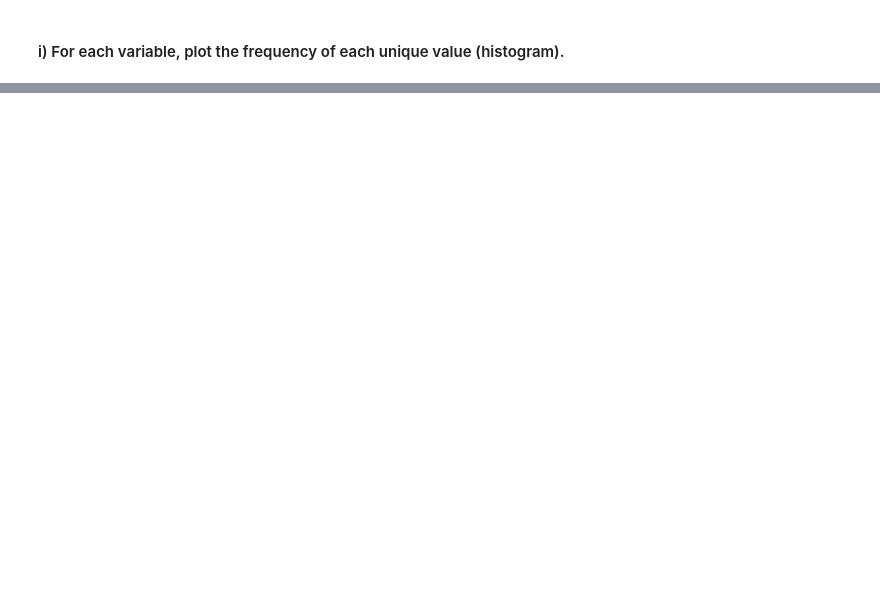
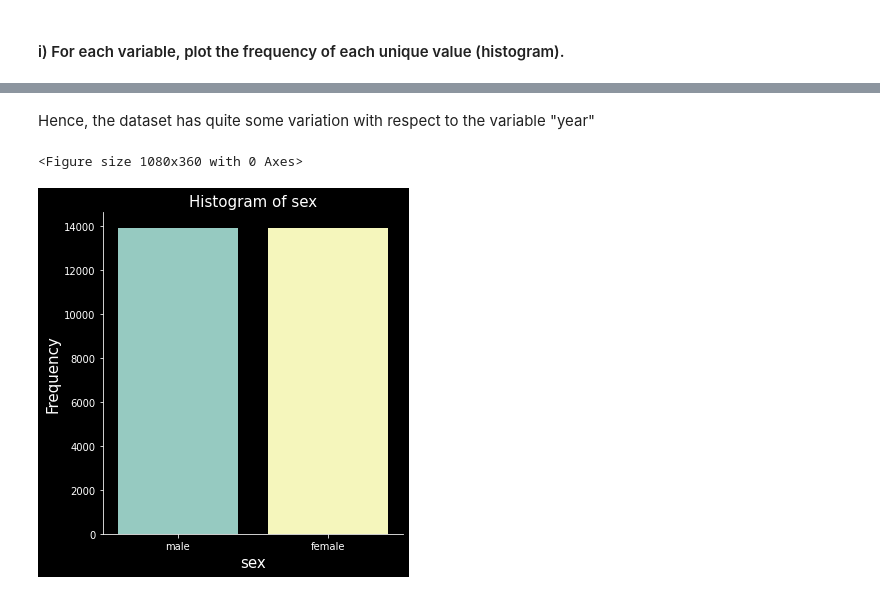
Before and after one commit to TheShiningVampire/DS203_Programming_Assignments, a Jupyter notebook: Assignment_2/18D070067.ipynb, the cells around one changed output, grey strips where cells are left out. Cells and saved outputs as stored; diff of their text form; code cells hidden in the pictures; blank space fills up the shorter version.

```diff
--- a/Assignment_2/18D070067.ipynb
+++ b/Assignment_2/18D070067.ipynb
@@ -191,0 +246,14 @@ dtype: object
+# %% [markdown]
+Hence, the dataset has quite some variation with respect to the variable "year"
+# %%
+## Histogram for the varaible "sex"
+
+plt.figure(figsize=(15,5))
+sns.catplot(x = "sex", kind = 'count', data = dataset, aspect = 1)
+plt.title("Histogram of sex", fontsize=15)
+plt.xlabel("sex" , fontsize=15)
+plt.ylabel("Frequency", fontsize=15)
+plt.show()
+# %% [output]
+<Figure size 1080x360 with 0 Axes>
+[figure, added]
```
Also changed, not shown: parts of 76 cells of this notebook.
